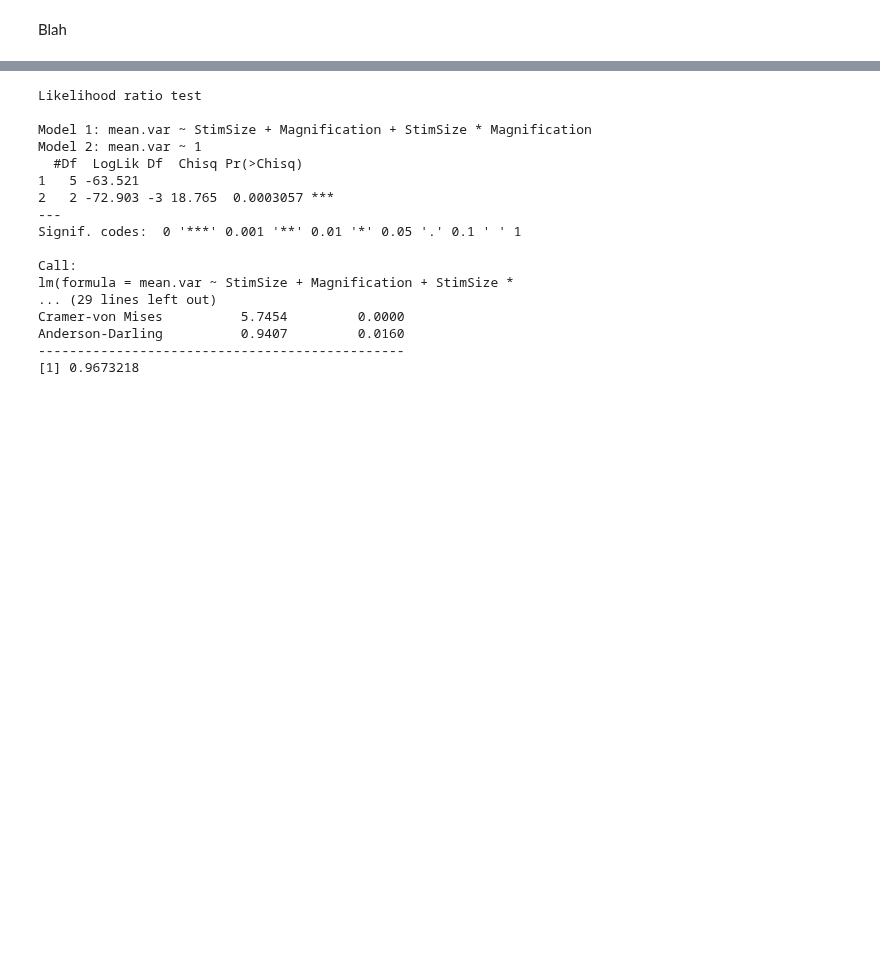
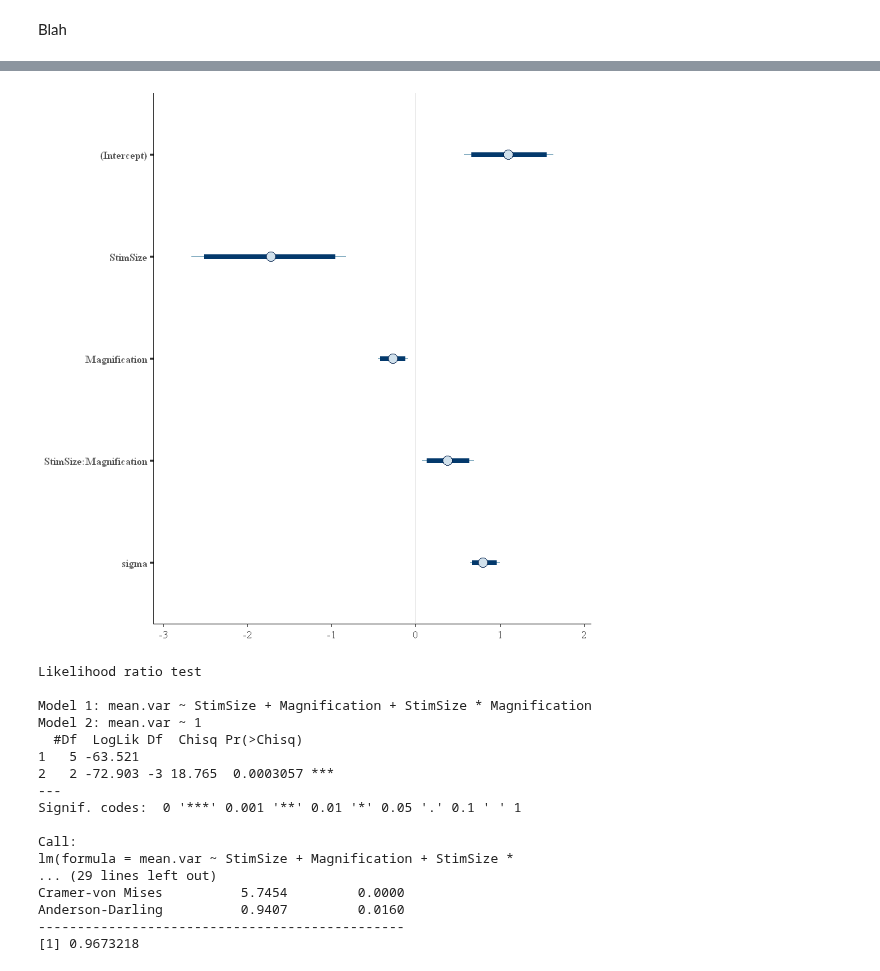
Before and after one commit to ArielZJ/Precision-Phenomenology-Data-Analysis, a Jupyter notebook: Fovea vs. Periphery Color Similarity Pilot Analysis - 2stim Analysis.ipynb, the cells around one changed output, grey strips where cells are left out. Saved outputs shown, nothing was run; the diff lists cells and outputs as text; code cells hidden in the pictures; blank space fills up the shorter version.

Commit message:
Initial Bayesian Method working

```diff
--- a/Fovea vs. Periphery Color Similarity Pilot Analysis - 2stim Analysis.ipynb
+++ b/Fovea vs. Periphery Color Similarity Pilot Analysis - 2stim Analysis.ipynb
@@ -1890,3 +1967,28 @@ h2.interaction.test <- function(data,diagnose=FALSE,link='identity',lrtest=TRUE)
     }
     return(fit)
 }
+# %%
+# linear regression method for the variance after log-transform to normalise the error residuals
+# bayesian version
+h2.beta.test <- function(data,diagnose=FALSE,link='identity',lrtest=TRUE){
+
+    # testing
+    data$mean.var <- log((data$mean.var))
+    #print(data$mean.var)
+
+    # do the test
+    fit <- stan_glm(formula = mean.var ~ StimSize + Magnification + StimSize*Magnification,
+                    family="gaussian",
+           prior=NULL,
+             data=data)
+    fit.null <- stan_glm(formula = mean.var ~ 1,
+                         family="gaussian",
+                  data=data)
+
+    if(diagnose){
+
+    }
+    return(fit)
+}
+var.bayes.test <- h2.beta.test(var.data)
+summary(var.bayes.test)
@@ -1893,3 +2030,7 @@ h2.interaction.test <- function(data,diagnose=FALSE,link='identity',lrtest=TRUE)
+# %%
+plot(var.bayes.test, prob=0.95)
+# %% [output]
+[figure, added]
 # %%
 #h2.interaction.test(var.data,link='identity')
 var.int.test <- h2.interaction.test(var.data,diagnose=TRUE)
```
Also changed, not shown: parts of 13 cells of this notebook, 1 other file.
